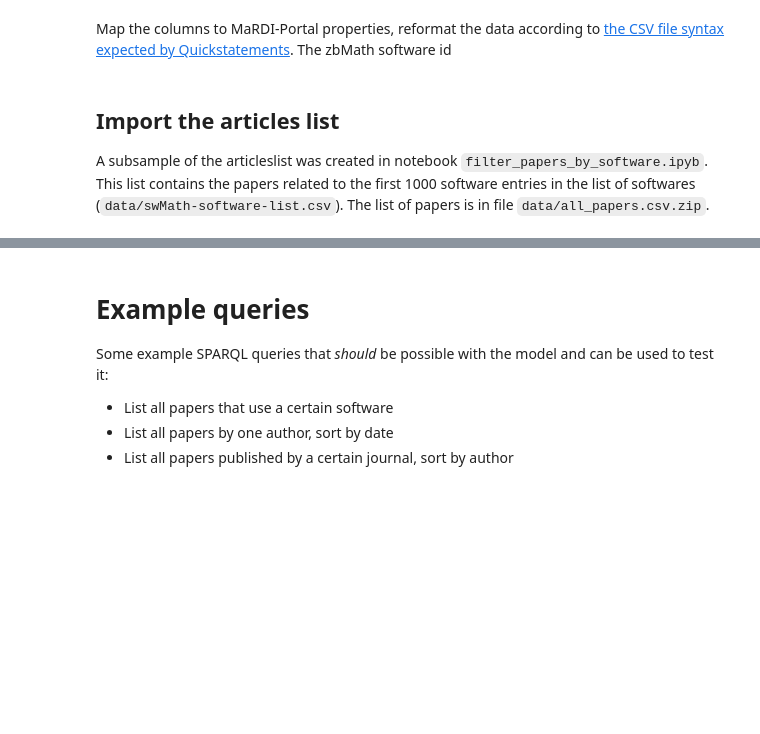
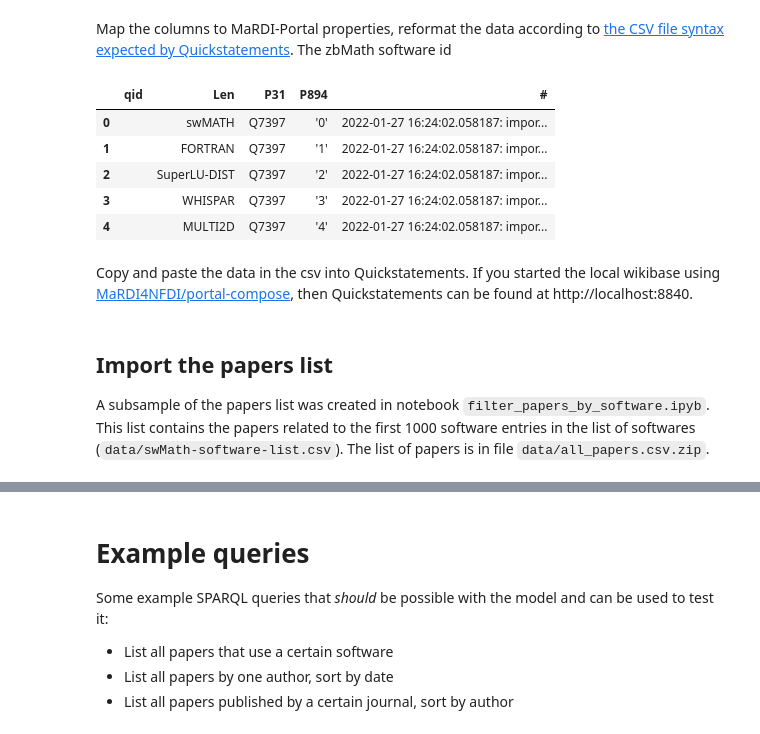
Before and after one commit to MaRDI4NFDI/portal-examples, a Jupyter notebook: Import from zbMath/import_portal.ipynb, the cells around one changed output, grey strips where cells are left out. Drawn from its saved outputs; the diff is of its cells as text; code cells hidden in the pictures; blank space fills up the shorter version.

```diff
--- a/Import from zbMath/import_portal.ipynb
+++ b/Import from zbMath/import_portal.ipynb
@@ -76,7 +85,15 @@ Map the columns to MaRDI-Portal properties, reformat the data according to [the
 # %%
 import_software_df = pd.DataFrame()
 import_software_df['qid'] = len(software_df) * [''] # leave empty to create new item
 import_software_df['Len'] = software_df['Len']
-import_authors_df['P31'] = len(software_df) * ['Q5'] # instance of 'human'
-import_authors_df['P1556'] = authors_df['author_id'] # zbMath author id
-import_authors_df['#'] = len(authors_df) * ['{}: imported from zbMath Open API'.format(datetime.now())]
+import_software_df['P31'] = len(software_df) * ['Q7397'] # instance of 'software'
+import_software_df['P894'] = software_df['P13'] # zbMath work id
+import_software_df['#'] = len(software_df) * ['{}: imported from zbMath Open API'.format(datetime.now())]
+import_software_df.head()
+# %% [output]
+|  | qid | Len | P31 | P894 | # |
+| 0 |  | swMATH | Q7397 | '0' | 2022-01-27 16:24:02.058187: impor... |
+| 1 |  | FORTRAN | Q7397 | '1' | 2022-01-27 16:24:02.058187: impor... |
+| 2 |  | SuperLU-DIST | Q7397 | '2' | 2022-01-27 16:24:02.058187: impor... |
+| 3 |  | WHISPAR | Q7397 | '3' | 2022-01-27 16:24:02.058187: impor... |
+| 4 |  | MULTI2D | Q7397 | '4' | 2022-01-27 16:24:02.058187: impor... |
@@ -83,3 +103,5 @@ import_authors_df['#'] = len(authors_df) * ['{}: imported from zbMath Open API'.
+# %% [markdown]
+Copy and paste the data in the csv into Quickstatements. If you started the local wikibase using [MaRDI4NFDI/portal-compose](https://github.com/MaRDI4NFDI/portal-compose), then Quickstatements can be found at http://localhost:8840.
 # %% [markdown]
-## Import the articles list
-A subsample of the articleslist was created in notebook `filter_papers_by_software.ipyb`. This list contains the papers related to the first 1000 software entries in the list of softwares (`data/swMath-software-list.csv`). The list of papers is in file `data/all_papers.csv.zip`.
+## Import the papers list
+A subsample of the papers list was created in notebook `filter_papers_by_software.ipyb`. This list contains the papers related to the first 1000 software entries in the list of softwares (`data/swMath-software-list.csv`). The list of papers is in file `data/all_papers.csv.zip`.
```
Also changed, not shown: parts of 13 cells of this notebook, 13 other files.
